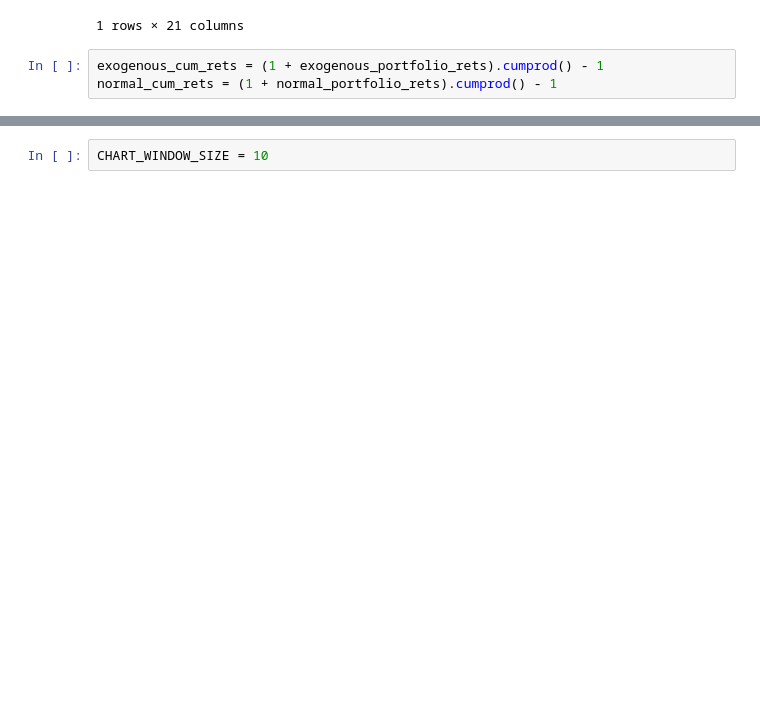
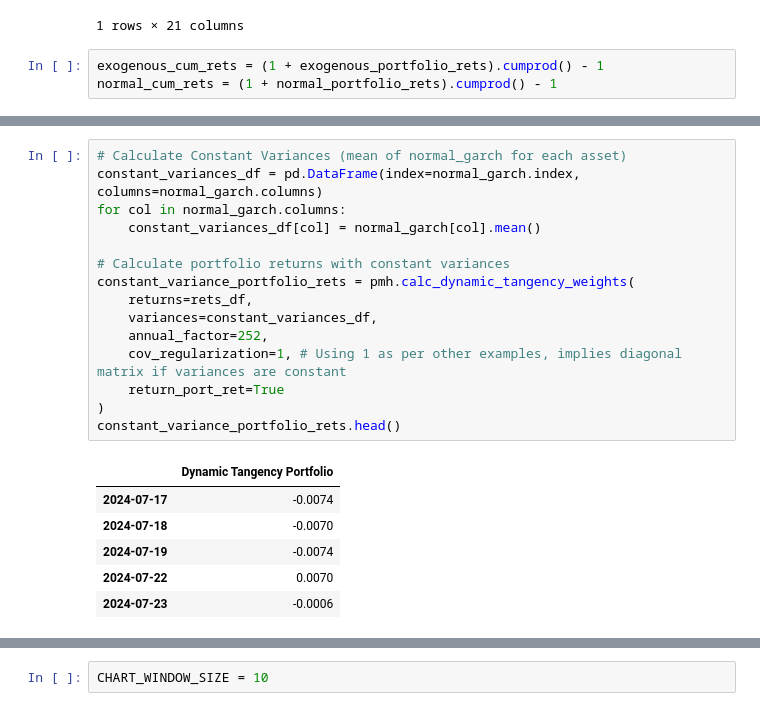
Before and after one commit to Kunj121/MacroFinance_HW2, a Jupyter notebook: project/regressions.ipynb, the cells around one changed output, grey strips where cells are left out. Cells and saved outputs as stored; diff of their text form; blank space fills up the shorter version.

```diff
--- a/project/regressions.ipynb
+++ b/project/regressions.ipynb
@@ -683,0 +687,22 @@ normal_cum_rets.columns = ['Normal Garch MVO Portfolio']
+# %%
+# Calculate Constant Variances (mean of normal_garch for each asset)
+constant_variances_df = pd.DataFrame(index=normal_garch.index, columns=normal_garch.columns)
+for col in normal_garch.columns:
+    constant_variances_df[col] = normal_garch[col].mean()
+
+# Calculate portfolio returns with constant variances
+constant_variance_portfolio_rets = pmh.calc_dynamic_tangency_weights(
+    returns=rets_df,
+    variances=constant_variances_df,
+    annual_factor=252,
+    cov_regularization=1, # Using 1 as per other examples, implies diagonal matrix if variances are constant
+    return_port_ret=True
+)
+constant_variance_portfolio_rets.head()
+# %% [output]
+|  | Dynamic Tangency Portfolio |
+| 2024-07-17 | -0.0074 |
+| 2024-07-18 | -0.0070 |
+| 2024-07-19 | -0.0074 |
+| 2024-07-22 | 0.0070 |
+| 2024-07-23 | -0.0006 |
```
Also changed, not shown: parts of 21 cells of this notebook, 1 other file.
